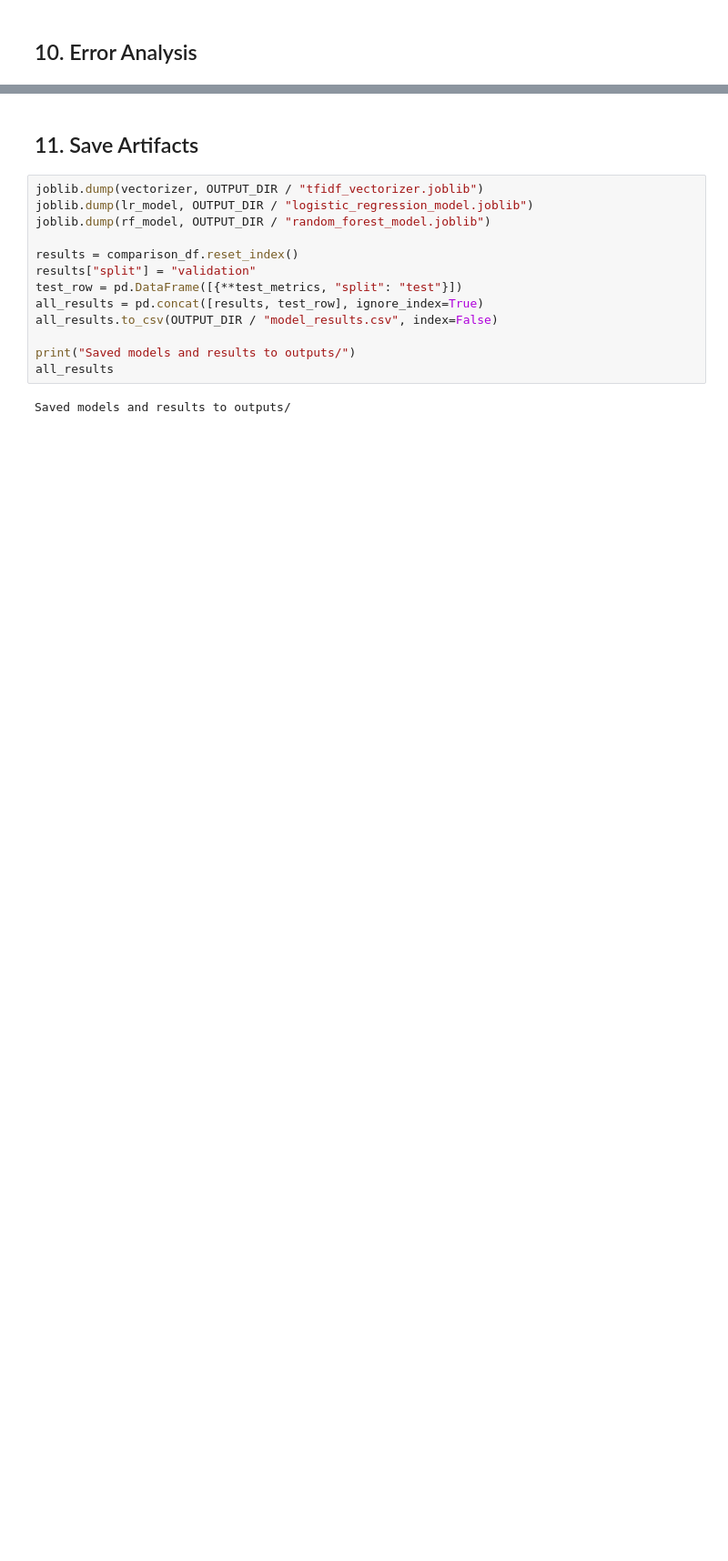
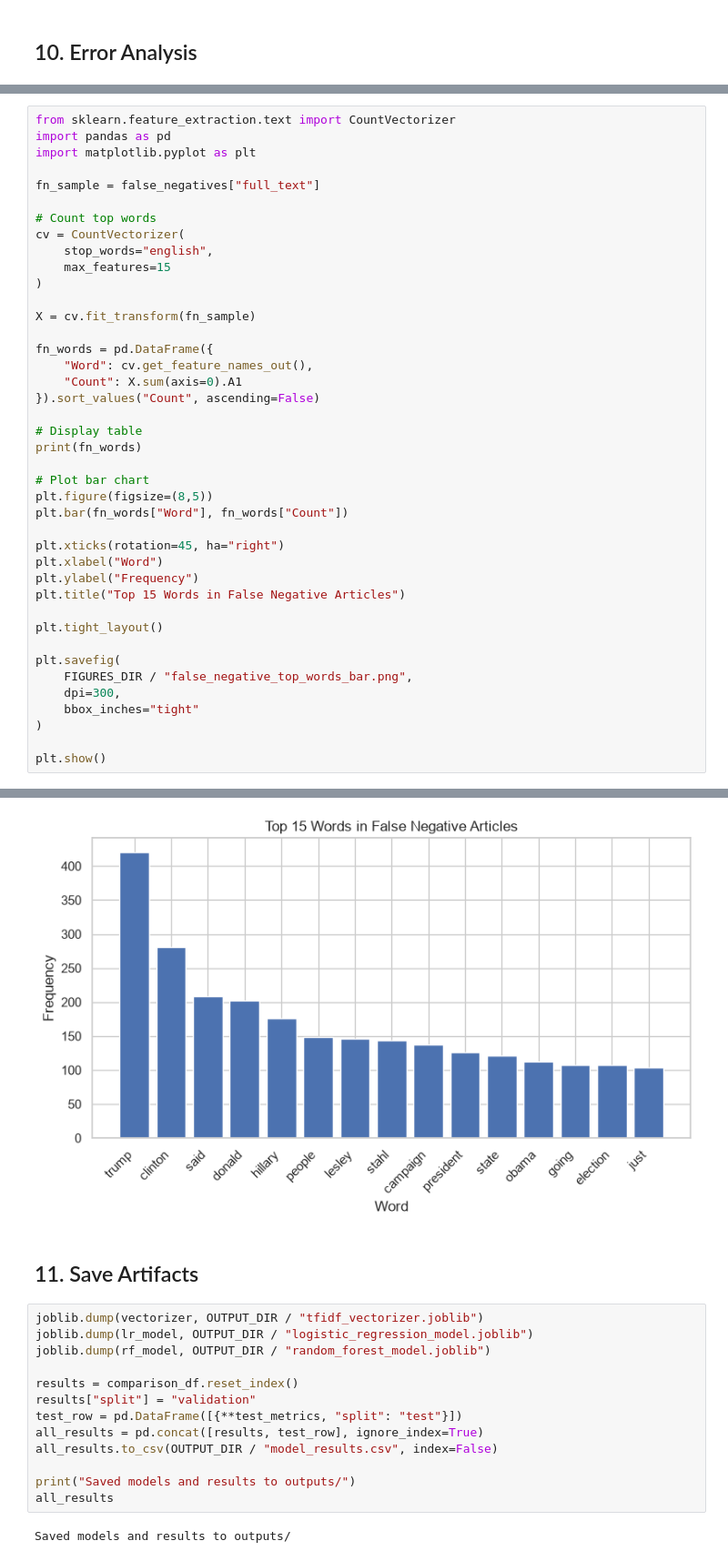
Before and after one commit to RangoSeto/fake-news-detection, a Jupyter notebook: 02_baseline_models.ipynb, the cells around one changed output, grey strips where cells are left out. Shown at 91% size. Cells and saved outputs as stored; diff of their text form; blank space fills up the shorter version.

```diff
--- a/02_baseline_models.ipynb
+++ b/02_baseline_models.ipynb
@@ -317,0 +471,42 @@ Snippet: Muslims regularly use “Inshallah” (“God Willing” in Arabic) and
+# %%
+from sklearn.feature_extraction.text import CountVectorizer
+import pandas as pd
+import matplotlib.pyplot as plt
+
+fn_sample = false_negatives["full_text"]
+
+# Count top words
+cv = CountVectorizer(
+    stop_words="english",
+    max_features=15
+)
+
+X = cv.fit_transform(fn_sample)
+
+fn_words = pd.DataFrame({
+    "Word": cv.get_feature_names_out(),
+    "Count": X.sum(axis=0).A1
+}).sort_values("Count", ascending=False)
+
+# Display table
+print(fn_words)
+
+# Plot bar chart
+plt.figure(figsize=(8,5))
+plt.bar(fn_words["Word"], fn_words["Count"])
+
+plt.xticks(rotation=45, ha="right")
+plt.xlabel("Word")
+plt.ylabel("Frequency")
+plt.title("Top 15 Words in False Negative Articles")
+
+plt.tight_layout()
+
+plt.savefig(
+    FIGURES_DIR / "false_negative_top_words_bar.png",
+    dpi=300,
+    bbox_inches="tight"
+)
+
+plt.show()
+# %% [output]
@@ -318,3 +529,4 @@ Snippet: Muslims regularly use “Inshallah” (“God Willing” in Arabic) and
+[figure, added]
 # %% [markdown]
 ## 11. Save Artifacts
 # %%
```
Also changed, not shown: parts of 17 cells of this notebook, 17 other files.
